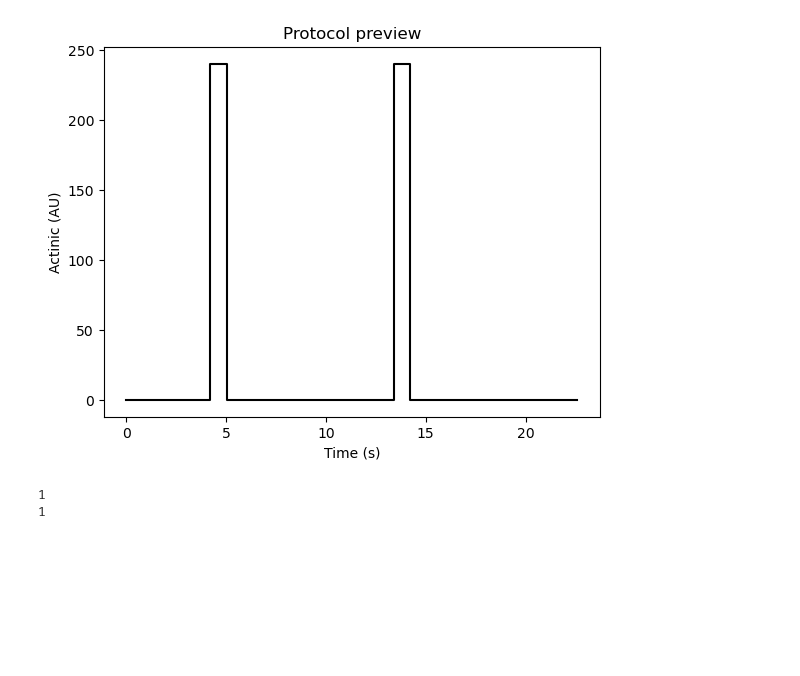
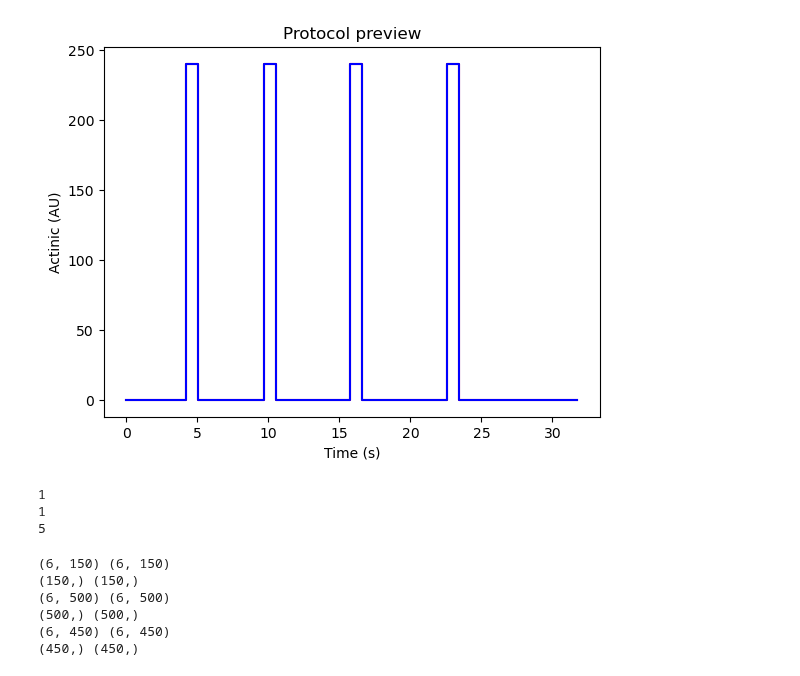
Before and after one commit to Jan-IngenHousz-Institute/ambit, a Jupyter notebook: dual_ambit_with_save.ipynb, the cells around one changed output. Drawn from its saved outputs; the diff is of its cells as text; code cells hidden in the pictures; blank space fills up the shorter version.

```diff
--- a/dual_ambit_with_save.ipynb
+++ b/dual_ambit_with_save.ipynb
@@ -125,5 +139,5 @@ with serial.Serial(ambit_ports[0], baudrate=115200) as ser1:
 # %%
-protocols = []
+protocols1,  protocols2 = [], []
 # %%
 # create a trace with 3 different setups:
 # 1. 50 points, 10Hz, no actinic
@@ -180,46 +303,59 @@ protocols.append((cmd_str, timeline, act_arr, wait_time))
 # %%
 # create a trace with 3 different setups:
 # 1. 50 points, 10Hz, no actinic
 # 2. 50 points, 50Hz, 240/255(max) actinic
 # 3. 50 points, 10Hz, no actinic
 # number of lines (1 - 8) points(10 - 2000), freq (1 - 200), actinic 0 - 255
+_cmd1, _cmd2 = [], []
 
-cmd = []
-cmd += gen_cmd_arr_line(num = 50, freq = 10, actinic = 0)
-cmd += gen_cmd_arr_line(num = 50, freq = 50, actinic = 240)
-cmd += gen_cmd_arr_line(num = 50, freq = 5, actinic = 0)
-cmd += gen_cmd_arr_line(num = 50, freq = 50, actinic = 240)
-cmd += gen_cmd_arr_line(num = 50, freq = 5, actinic = 0)
-# cmd += gen_cmd_arr_line(num = 50, freq = 50, actinic = 240)
-# cmd += gen_cmd_arr_line(num = 50, freq = 1, actinic = 0)
-# cmd += gen_cmd_arr_line(num = 50, freq = 50, actinic = 240)
-# cmd += gen_cmd_arr_line(num = 10, freq = 1, actinic = 0)
+for freq in [10, 9, 8, 7]:
+    _cmd1 += gen_cmd_arr_line(num = 50, freq = freq, actinic = 0)
+    _cmd1 += gen_cmd_arr_line(num = 50, freq = 50, actinic = 240)
+_cmd1 += gen_cmd_arr_line(num = 50, freq = 5, actinic = 0)
+_cmd2 = _cmd1
+
+wait_time1 = 5
+wait_time2 = 5
 
 # convert to command for ambit, also pre-calculate the time and actinic of each point
-cmd_str, timeline, act_arr = calc_arr_param(cmd, 0)
-wait_time = 10
-plt.plot(timeline, act_arr, 'k')
+cmd_str1, timeline1, act_arr1 = calc_arr_param(_cmd1, 0)
+cmd_str2, timeline2, act_arr2 = calc_arr_param(_cmd2, 0)
+plt.plot(timeline1, act_arr1, 'r')
+plt.plot(timeline2, act_arr2, 'b')
 plt.xlabel("Time (s)")
 plt.ylabel("Actinic (AU)")
 plt.title("Protocol preview")
 
 
-protocols.append((cmd_str, timeline, act_arr, wait_time))
+protocols1.append((cmd_str1, timeline1, act_arr1, wait_time1))
+protocols2.append((cmd_str2, timeline2, act_arr2, wait_time2))
 # %% [output]
-[figure, old version]
+[figure, new version]
 # %%
 _t0 = time.perf_counter()
-with serial.Serial("COM3", baudrate=115200) as ser1:
-    with serial.Serial("COM13", baudrate=115200) as ser2:
+with serial.Serial(ambit_ports[0], baudrate=115200) as ser1:
+    with serial.Serial(ambit_ports[1], baudrate=115200) as ser2:
         data = []
-        for cmd_str, timeline, act_arr, wt in protocols:
+        for (cmd_str1, timeline1, act_arr1, wt1), (cmd_str2, timeline2, act_arr2, wt2) in zip(protocols1, protocols2):
             _ts = time.perf_counter()
-            ret1, ret2 = cmd2(cmd_str, ser1, ser2, wt, True)
-            print(wt)
-            data.append((_ts - _t0, [parse_data(ret1), parse_data(ret2)], timeline, act_arr))
+            ret1, ret2 = run2cmd(cmd_str1, cmd_str2, ser1, ser2, max(wt1, wt2), True)
+            print(max(wt1, wt2))
+            data.append((_ts - _t0, [parse_data(ret1), parse_data(ret2)], [timeline1, timeline2], [act_arr1, act_arr2]))
 # %% [output]
 1
 1
+5
+# %%
+for t0, fluos, tl, arr in data:
+    print(fluos[0].shape, fluos[1].shape)
+    print(tl[0].shape, tl[1].shape)
+# %% [output]
+(6, 150) (6, 150)
+(150,) (150,)
+(6, 500) (6, 500)
+(500,) (500,)
+(6, 450) (6, 450)
+(450,) (450,)
 # %%
 # norm1 = lambda x:  (x - x[10:40].mean()) / (x[60:90].mean() - x[10:40].mean())
 
```
Also changed, not shown: parts of 16 cells of this notebook.
